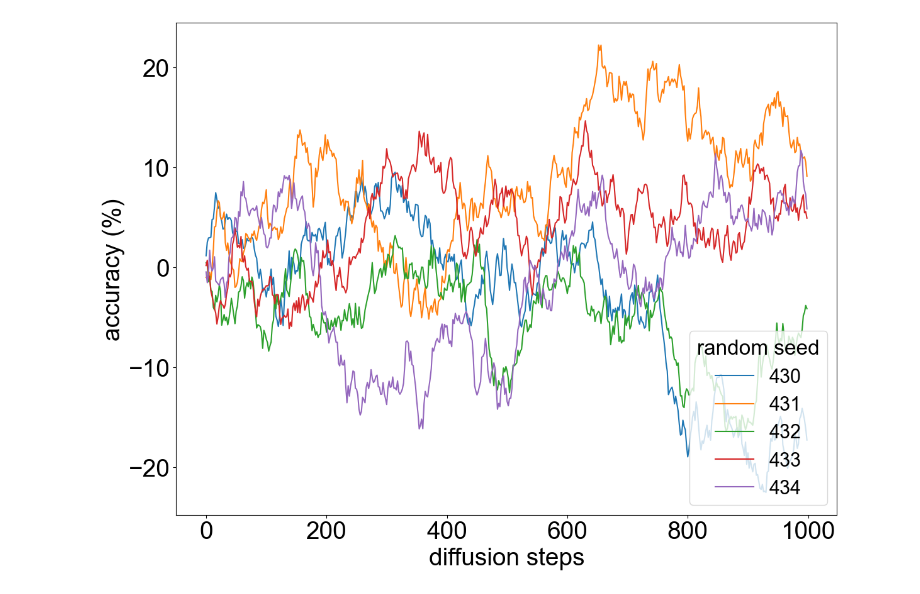
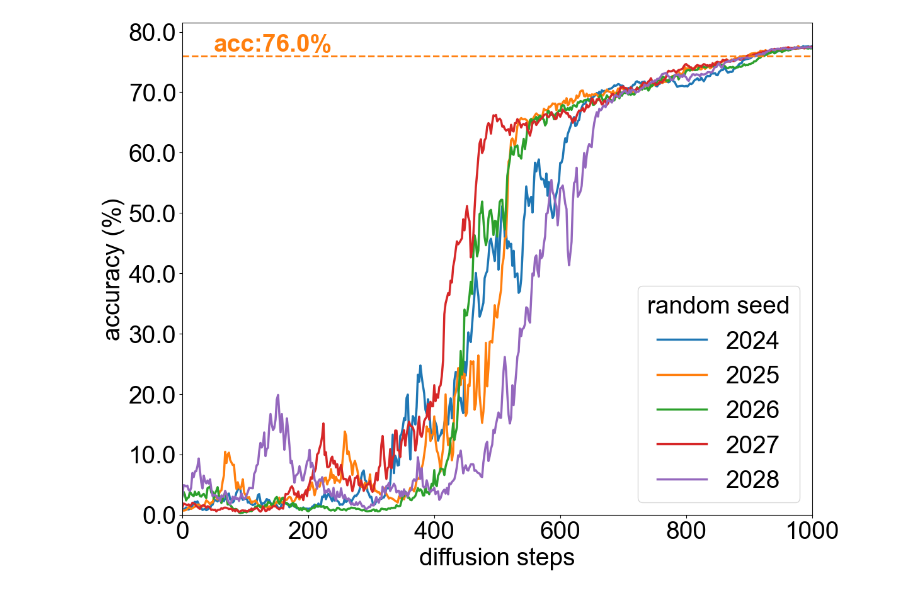
Before and after one commit to NUS-HPC-AI-Lab/Neural-Network-Diffusion, a Jupyter notebook: workspace/tools/draw_diffusion_process.ipynb, the cells around one changed output. Drawn from its saved outputs; the diff is of its cells as text; code cells hidden in the pictures.

```diff
--- a/workspace/tools/draw_diffusion_process.ipynb
+++ b/workspace/tools/draw_diffusion_process.ipynb
@@ -6,26 +7,45 @@ import pandas as pd
 import pickle
 import os
 # %%
+path = r"C:\Users\t1526\Project\pdiff\Neural-Network-Parameter-Diffusion\dataset\ablation\numberckpt_200\result_process"
+paths = os.listdir(path)
+paths.sort()
+value = []
+for filename in paths:
+    filepath = os.path.join(path, filename)
+    if filepath.endswith("cache") and os.path.basename(filepath).startswith("plot"):
+        with open(filepath, "rb") as f:
+            data = pickle.load(f)[0]
+            total_acc_list = data["total_acc_list"]
+            generated_acc_list = total_acc_list[data["num_checkpoint"]:data["num_checkpoint"]+data["num_generated"]]
+            value.append(generated_acc_list)
+
 df = pd.DataFrame({
-    'time': np.tile(np.arange(0, 1000, 2), 5),
-    'value': np.concatenate([np.random.randn(500).cumsum() for _ in range(5)]),
-    'random seed': np.repeat(['430', '431', '432', '433', '434'], 500)
+    'time': np.tile(np.arange(0, 1002, 2), 5),
+    'value': np.array(value).flatten() * 100,
+    'random seed': np.repeat([str(i) for i in range(2024, 2029)], 501)
 })
+max_value = 76.0
 # %%
 plt.rcParams['font.family'] = 'sans-serif'
 plt.rcParams['font.sans-serif'] = ['Liberation Sans', 'Arial', 'DejaVu Sans', 'Helvetica']
 fig, ax1 = plt.subplots(figsize=(12, 9))
 
-sns.lineplot(x='time', y='value', hue='random seed', data=df)
+sns.lineplot(x='time', y='value', hue='random seed', data=df, linewidth=2.5)
 
-#ax1.set_ylim(0.0, 1.0)
+ax1.set_ylim(0.0, 81.5)
+ax1.set_xlim(0.0, 1000.0)
 ax1.tick_params(axis='both', which='major', labelsize=28)
 ax1.set_ylabel("accuracy (%)", fontsize=28)
 ax1.set_xlabel("diffusion steps", fontsize=28)
-#ax1.legend(handles=[org_legend, gen_legend], loc='lower left', fontsize=28)
-plt.legend(title="random seed", fontsize=22, title_fontsize=24, loc='lower right')
+plt.legend(title="random seed", fontsize=28, title_fontsize=28, loc='lower right')
+ax1.axhline(y=max_value, color='#ff7f0e', linestyle='--', linewidth=2)
+ax1.text(50, max_value, f'acc:{max_value}%', ha='left', va='bottom', fontsize=28, color='#ff7f0e', weight='bold')
+def format_y_axis(x, pos):
+    return f'{x:.1f}'
+ax1.yaxis.set_major_formatter(FuncFormatter(format_y_axis))
 
 plt.tight_layout()
 plt.savefig("draw_diffusion_process.pdf")
 # %% [output]
-[figure, old version]
+[figure, new version]
```
Also changed, not shown: parts of 1 cell of this notebook, 2 other files.
